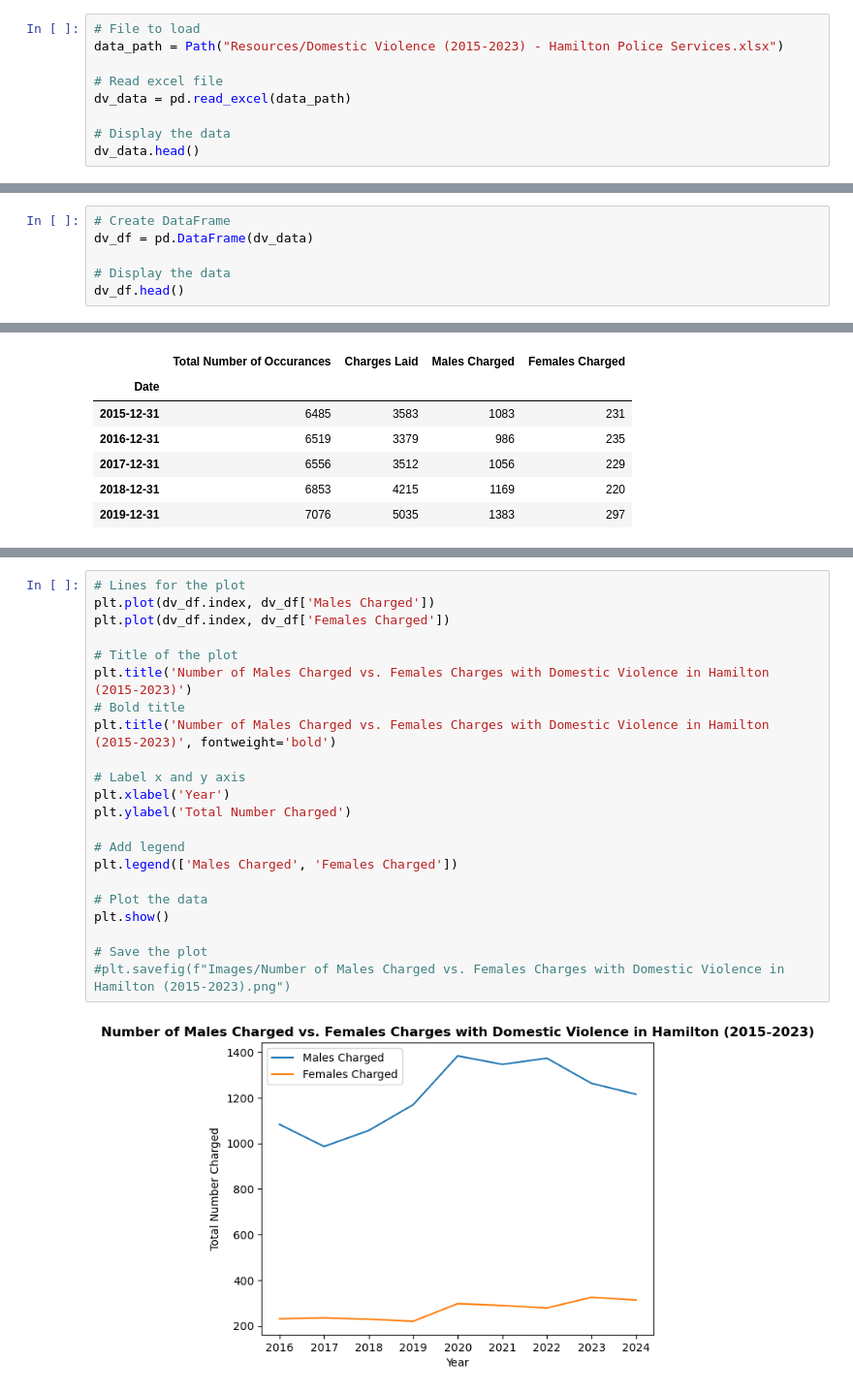
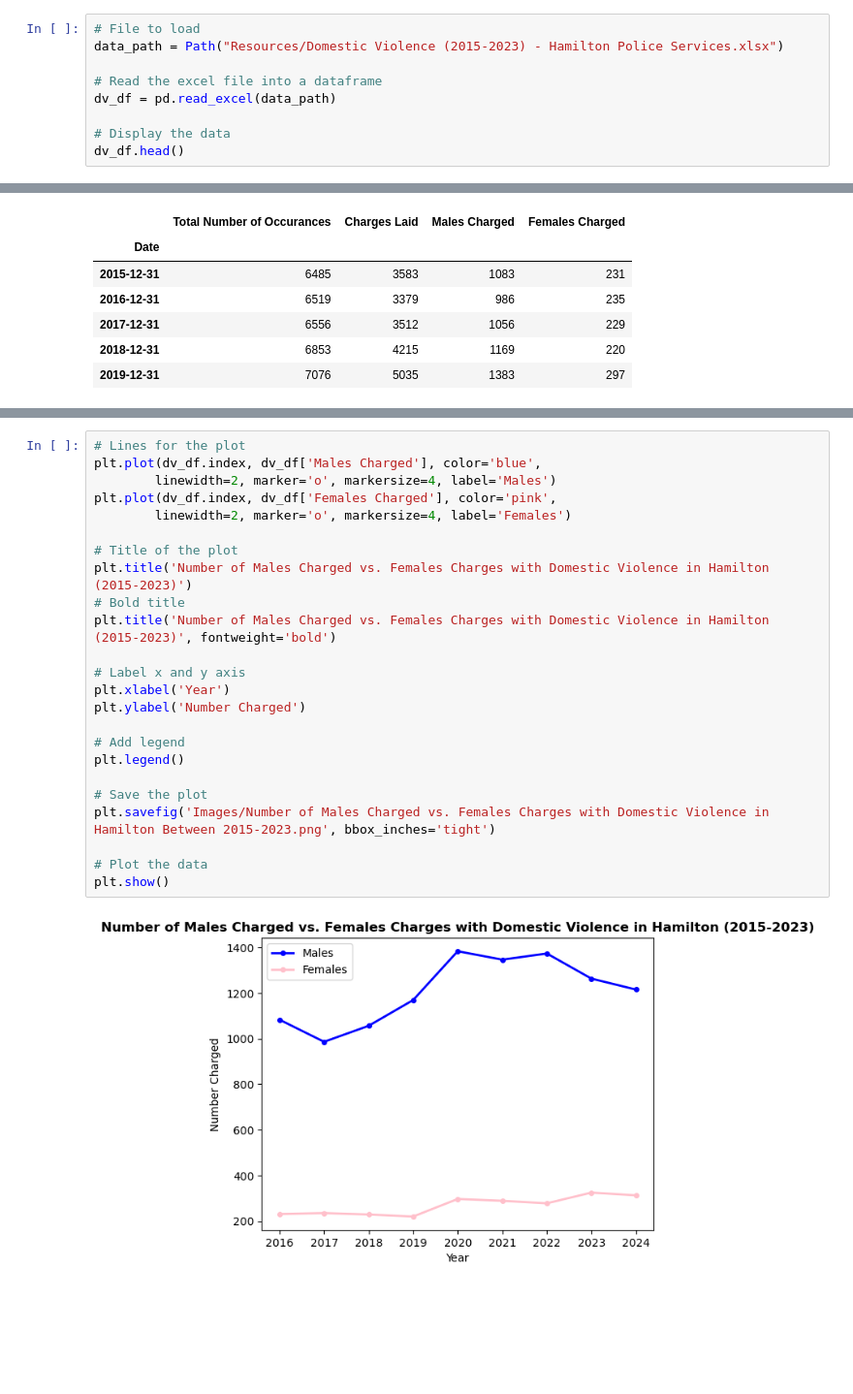
Before and after one commit to keyanap/YWCA-Gender-Based-Safety-Audit, a Jupyter notebook: DV_HPS_Time_Series.ipynb, the cells around one changed output, grey strips where cells are left out. Shown at 97% size. Saved outputs shown, nothing was run; the diff lists cells and outputs as text; blank space fills up the shorter version.

```diff
--- a/DV_HPS_Time_Series.ipynb
+++ b/DV_HPS_Time_Series.ipynb
@@ -11,11 +11,11 @@ today = date.today()
 # File to load
 data_path = Path("Resources/Domestic Violence (2015-2023) - Hamilton Police Services.xlsx")
 
-# Read excel file
-dv_data = pd.read_excel(data_path)
+# Read the excel file into a dataframe
+dv_df = pd.read_excel(data_path)
 
 # Display the data
-dv_data.head()
+dv_df.head()
 # %% [output]
 |  | Date | Total Number of Occurances | Charges Laid | Males Charged | Females Charged | Dual Charges | ... |
 | 0 | 2015-12-31 | 6485 | 3583 | 1083 | 231 | 40 | ... |
@@ -23,9 +23,3 @@ dv_data.head()
 | 2 | 2017-12-31 | 6556 | 3512 | 1056 | 229 | 35 | ... |
 | 3 | 2018-12-31 | 6853 | 4215 | 1169 | 220 | 31 | ... |
 | 4 | 2019-12-31 | 7076 | 5035 | 1383 | 297 | 63 | ... |
-# %%
-# Create DataFrame
-dv_df = pd.DataFrame(dv_data)
-
-# Display the data
-dv_df.head()
@@ -102,24 +90,26 @@ plt.show()
 # %%
 # Lines for the plot
-plt.plot(dv_df.index, dv_df['Males Charged'])
-plt.plot(dv_df.index, dv_df['Females Charged'])
+plt.plot(dv_df.index, dv_df['Males Charged'], color='blue',
+        linewidth=2, marker='o', markersize=4, label='Males')
+plt.plot(dv_df.index, dv_df['Females Charged'], color='pink',
+        linewidth=2, marker='o', markersize=4, label='Females')
 
 # Title of the plot
 plt.title('Number of Males Charged vs. Females Charges with Domestic Violence in Hamilton (2015-2023)')
 # Bold title
 plt.title('Number of Males Charged vs. Females Charges with Domestic Violence in Hamilton (2015-2023)', fontweight='bold')
 
 # Label x and y axis
 plt.xlabel('Year')
-plt.ylabel('Total Number Charged')
+plt.ylabel('Number Charged')
 
 # Add legend
-plt.legend(['Males Charged', 'Females Charged'])
+plt.legend()
+
+# Save the plot
+plt.savefig('Images/Number of Males Charged vs. Females Charges with Domestic Violence in Hamilton Between 2015-2023.png', bbox_inches='tight')
 
 # Plot the data
 plt.show()
-
-# Save the plot
-#plt.savefig(f"Images/Number of Males Charged vs. Females Charges with Domestic Violence in Hamilton (2015-2023).png")
 # %% [output]
-[figure, old version]
+[figure, new version]
```
Also changed, not shown: parts of 4 cells of this notebook, 9 other files.
